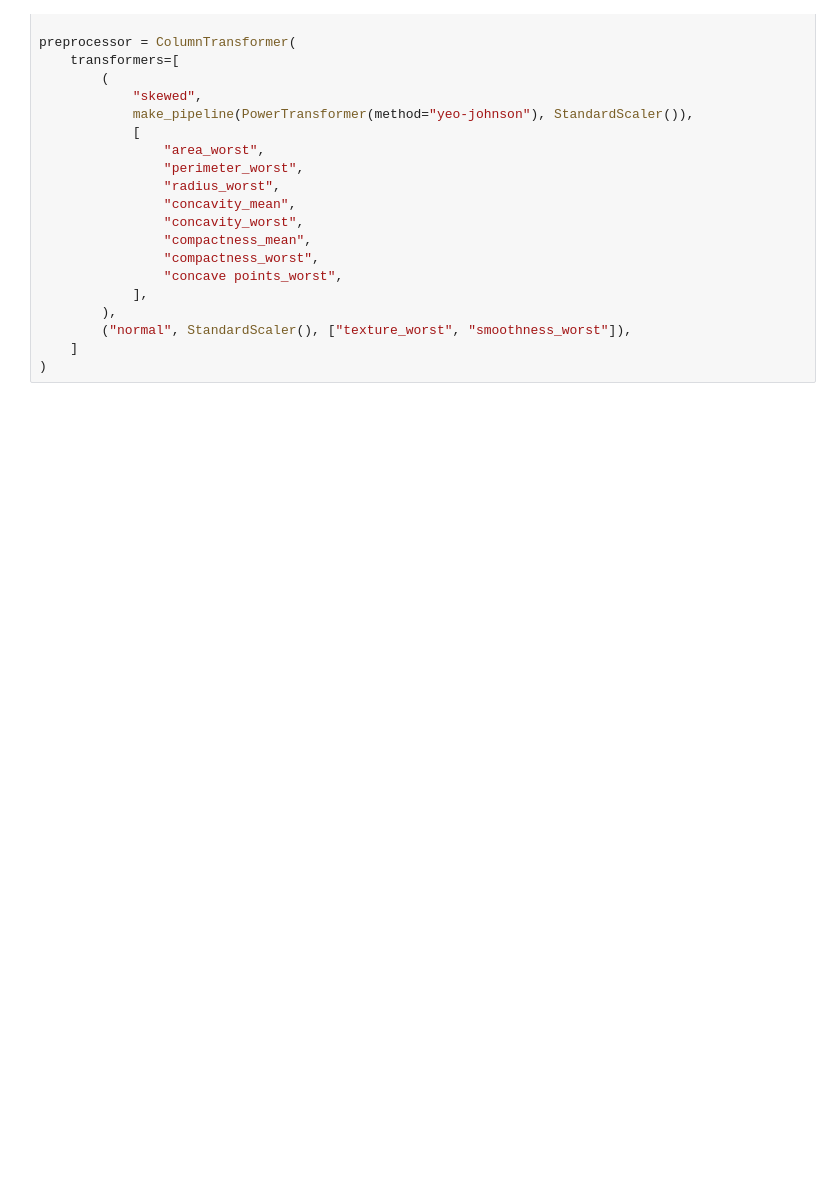
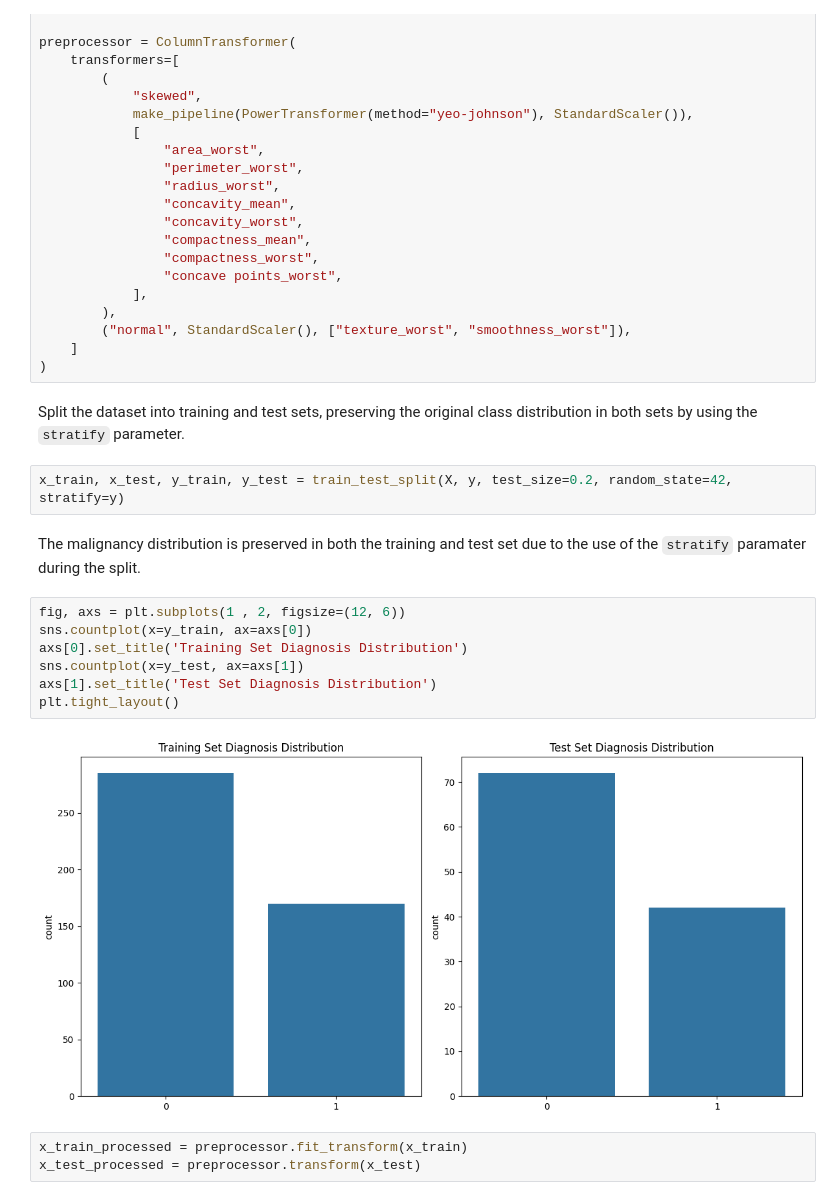
Before and after one commit to braulio-dev/StressPredictor, a Jupyter notebook: main.ipynb, the cells around one changed output. Cells and saved outputs as stored; diff of their text form; blank space fills up the shorter version.

```diff
--- a/main.ipynb
+++ b/main.ipynb
@@ -388,3 +393,21 @@ preprocessor = ColumnTransformer(
         ("normal", StandardScaler(), ["texture_worst", "smoothness_worst"]),
     ]
 )
+# %% [markdown]
+Split the dataset into training and test sets, preserving the original class distribution in both sets by using the `stratify` parameter.
+# %%
+x_train, x_test, y_train, y_test = train_test_split(X, y, test_size=0.2, random_state=42, stratify=y)
+# %% [markdown]
+The malignancy distribution is preserved in both the training and test set due to the use of the `stratify` paramater during the split.
+# %%
+fig, axs = plt.subplots(1 , 2, figsize=(12, 6))
+sns.countplot(x=y_train, ax=axs[0])
+axs[0].set_title('Training Set Diagnosis Distribution')
+sns.countplot(x=y_test, ax=axs[1])
+axs[1].set_title('Test Set Diagnosis Distribution')
+plt.tight_layout()
+# %% [output]
+[figure, added]
+# %%
+x_train_processed = preprocessor.fit_transform(x_train)
+x_test_processed = preprocessor.transform(x_test)
```
Also changed, not shown: parts of 7 cells of this notebook.
